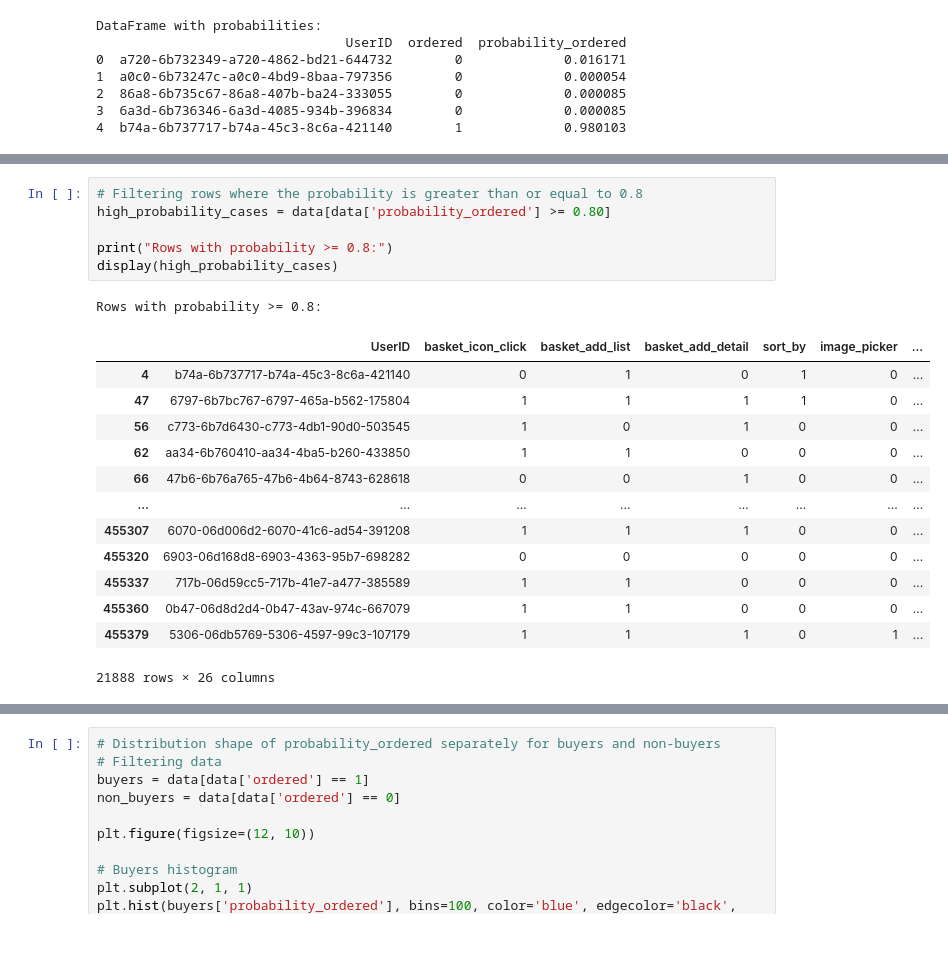
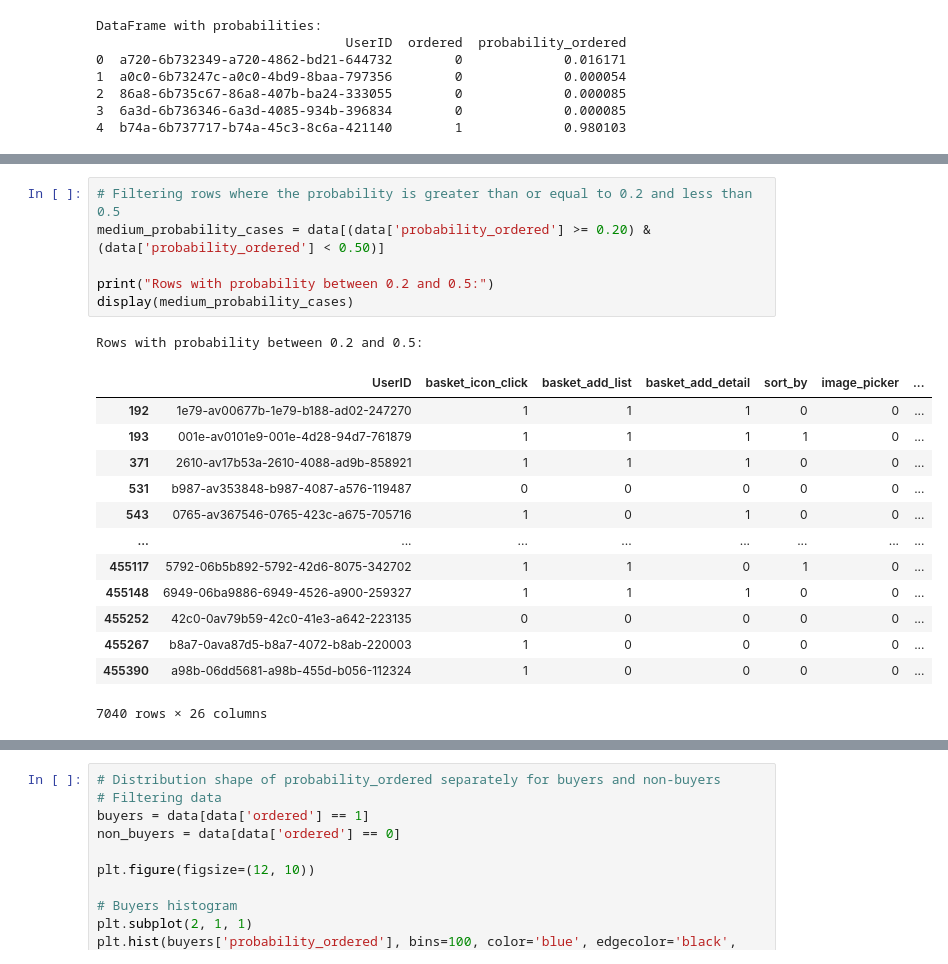
Before and after one commit to PiotrMiernik/Online-shop-purchase-prediction-and-users-segmentation, a Jupyter notebook: Propensity to purchase prediction.ipynb, the cells around one changed output, grey strips where cells are left out. Cells and saved outputs as stored; diff of their text form.

```diff
--- a/Propensity to purchase prediction.ipynb
+++ b/Propensity to purchase prediction.ipynb
@@ -166,21 +201,21 @@ W zależności od celów marketingowych i sprzedażowych, możemy wybierać wier
 # %%
-# Filtering rows where the probability is greater than or equal to 0.8
-high_probability_cases = data[data['probability_ordered'] >= 0.80]
+# Filtering rows where the probability is greater than or equal to 0.2 and less than 0.5
+medium_probability_cases = data[(data['probability_ordered'] >= 0.20) & (data['probability_ordered'] < 0.50)]
 
-print("Rows with probability >= 0.8:")
-display(high_probability_cases)
+print("Rows with probability between 0.2 and 0.5:")
+display(medium_probability_cases)
 # %% [output]
-Rows with probability >= 0.8:
+Rows with probability between 0.2 and 0.5:
 |  | UserID | basket_icon_click | basket_add_list | basket_add_detail | sort_by | image_picker | ... |
-| 4 | b74a-6b737717-b74a-45c3-8c6a-421140 | 0 | 1 | 0 | 1 | 0 | ... |
-| 47 | 6797-6b7bc767-6797-465a-b562-175804 | 1 | 1 | 1 | 1 | 0 | ... |
-| 56 | c773-6b7d6430-c773-4db1-90d0-503545 | 1 | 0 | 1 | 0 | 0 | ... |
-| 62 | aa34-6b760410-aa34-4ba5-b260-433850 | 1 | 1 | 0 | 0 | 0 | ... |
-| 66 | 47b6-6b76a765-47b6-4b64-8743-628618 | 0 | 0 | 1 | 0 | 0 | ... |
+| 192 | 1e79-av00677b-1e79-b188-ad02-247270 | 1 | 1 | 1 | 0 | 0 | ... |
+| 193 | 001e-av0101e9-001e-4d28-94d7-761879 | 1 | 1 | 1 | 1 | 0 | ... |
+| 371 | 2610-av17b53a-2610-4088-ad9b-858921 | 1 | 1 | 1 | 0 | 0 | ... |
+| 531 | b987-av353848-b987-4087-a576-119487 | 0 | 0 | 0 | 0 | 0 | ... |
+| 543 | 0765-av367546-0765-423c-a675-705716 | 1 | 0 | 1 | 0 | 0 | ... |
 | ... | ... | ... | ... | ... | ... | ... | ... |
-| 455307 | 6070-06d006d2-6070-41c6-ad54-391208 | 1 | 1 | 1 | 0 | 0 | ... |
-| 455320 | 6903-06d168d8-6903-4363-95b7-698282 | 0 | 0 | 0 | 0 | 0 | ... |
-| 455337 | 717b-06d59cc5-717b-41e7-a477-385589 | 1 | 1 | 0 | 0 | 0 | ... |
-| 455360 | 0b47-06d8d2d4-0b47-43av-974c-667079 | 1 | 1 | 0 | 0 | 0 | ... |
-| 455379 | 5306-06db5769-5306-4597-99c3-107179 | 1 | 1 | 1 | 0 | 1 | ... |
+| 455117 | 5792-06b5b892-5792-42d6-8075-342702 | 1 | 1 | 0 | 1 | 0 | ... |
+| 455148 | 6949-06ba9886-6949-4526-a900-259327 | 1 | 1 | 1 | 0 | 0 | ... |
+| 455252 | 42c0-0av79b59-42c0-41e3-a642-223135 | 0 | 0 | 0 | 0 | 0 | ... |
+| 455267 | b8a7-0ava87d5-b8a7-4072-b8ab-220003 | 1 | 0 | 0 | 0 | 0 | ... |
+| 455390 | a98b-06dd5681-a98b-455d-b056-112324 | 1 | 0 | 0 | 0 | 0 | ... |
-21888 rows × 26 columns
+7040 rows × 26 columns
```
Also changed, not shown: parts of 6 cells of this notebook, 1 other file.
